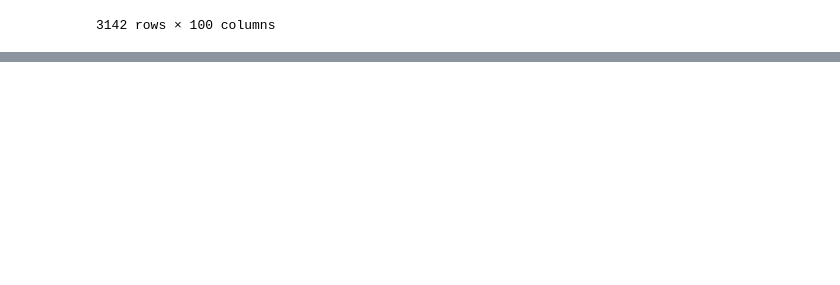
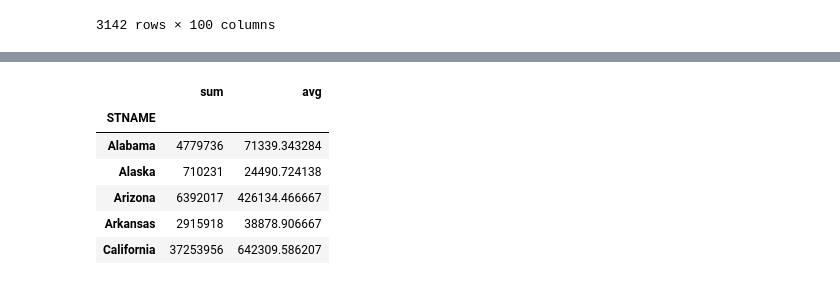
Before and after one commit to michaelsjoeberg/introduction_to_data_science_in_python, a Jupyter notebook: Week 3/advanced-python-pandas.ipynb, the cells around one changed output, grey strips where cells are left out. Cells and saved outputs as stored; diff of their text form; code cells hidden in the pictures; blank space fills up the shorter version.

```diff
--- a/Week 3/advanced-python-pandas.ipynb
+++ b/Week 3/advanced-python-pandas.ipynb
@@ -253,0 +366,11 @@ df.apply(min_max, axis=1)
+# %%
+(df.set_index('STNAME').groupby(level=0)['CENSUS2010POP']
+     .agg({'avg': np.average, 'sum': np.sum})).head()
+# %% [output]
+|  | sum | avg |
+| STNAME |  |  |
+| Alabama | 4779736 | 71339.343284 |
+| Alaska | 710231 | 24490.724138 |
+| Arizona | 6392017 | 426134.466667 |
+| Arkansas | 2915918 | 38878.906667 |
+| California | 37253956 | 642309.586207 |
```
Also changed, not shown: parts of 9 cells of this notebook.
